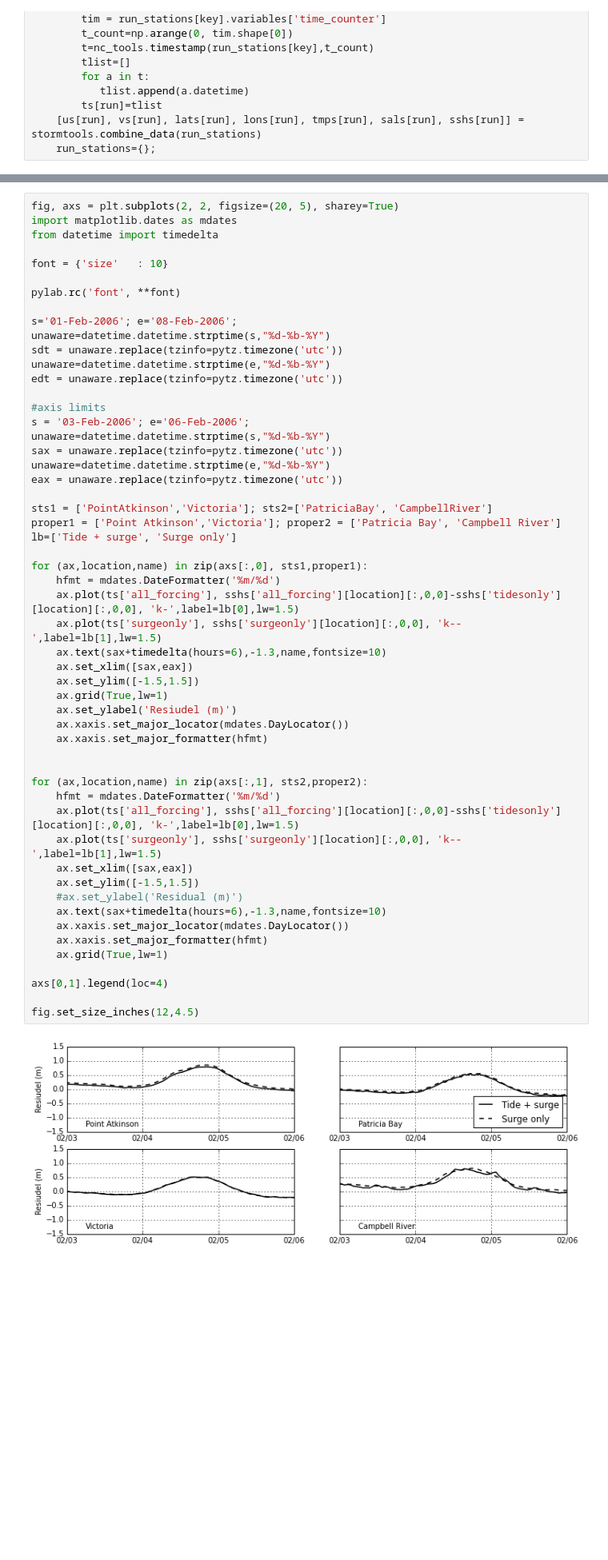
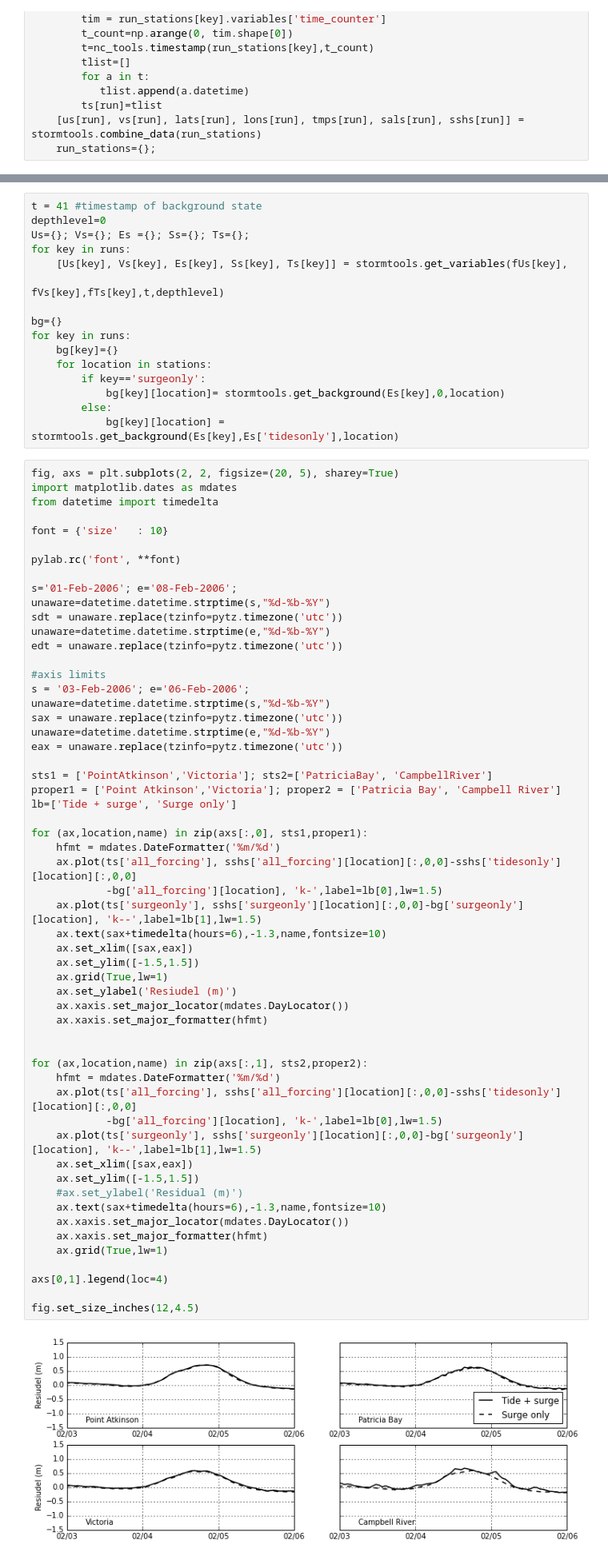
Before and after one commit to SalishSeaCast/storm-surge, a Jupyter notebook: FigureScripts/Feb 2006 surge-tide.ipynb, the cells around one changed output, grey strips where cells are left out. Shown at 80% size. Drawn from its saved outputs; the diff is of its cells as text; blank space fills up the shorter version.

Commit message:
Removed background in tide-surge interaction plots. Background from t=41

```diff
--- a/FigureScripts/Feb 2006 surge-tide.ipynb
+++ b/FigureScripts/Feb 2006 surge-tide.ipynb
@@ -59,3 +61,19 @@ for run in runs:
+# %%
+t = 41 #timestamp of background state
+depthlevel=0
+Us={}; Vs={}; Es ={}; Ss={}; Ts={};
+for key in runs:
+    [Us[key], Vs[key], Es[key], Ss[key], Ts[key]] = stormtools.get_variables(fUs[key],
+                                                                                 fVs[key],fTs[key],t,depthlevel)
+
+bg={}
+for key in runs:
+    bg[key]={}
+    for location in stations:
+        if key=='surgeonly':
+            bg[key][location]= stormtools.get_background(Es[key],0,location)
+        else:
+            bg[key][location] = stormtools.get_background(Es[key],Es['tidesonly'],location)
 # %%
 fig, axs = plt.subplots(2, 2, figsize=(20, 5), sharey=True)
 import matplotlib.dates as mdates
@@ -80,36 +98,38 @@ eax = unaware.replace(tzinfo=pytz.timezone('utc'))
 
 sts1 = ['PointAtkinson','Victoria']; sts2=['PatriciaBay', 'CampbellRiver']
 proper1 = ['Point Atkinson','Victoria']; proper2 = ['Patricia Bay', 'Campbell River']
 lb=['Tide + surge', 'Surge only']
 
 for (ax,location,name) in zip(axs[:,0], sts1,proper1):
     hfmt = mdates.DateFormatter('%m/%d')
-    ax.plot(ts['all_forcing'], sshs['all_forcing'][location][:,0,0]-sshs['tidesonly'][location][:,0,0], 'k-',label=lb[0],lw=1.5)
-    ax.plot(ts['surgeonly'], sshs['surgeonly'][location][:,0,0], 'k--',label=lb[1],lw=1.5)
+    ax.plot(ts['all_forcing'], sshs['all_forcing'][location][:,0,0]-sshs['tidesonly'][location][:,0,0]
+            -bg['all_forcing'][location], 'k-',label=lb[0],lw=1.5)
+    ax.plot(ts['surgeonly'], sshs['surgeonly'][location][:,0,0]-bg['surgeonly'][location], 'k--',label=lb[1],lw=1.5)
     ax.text(sax+timedelta(hours=6),-1.3,name,fontsize=10)
     ax.set_xlim([sax,eax])
     ax.set_ylim([-1.5,1.5])
     ax.grid(True,lw=1)
     ax.set_ylabel('Resiudel (m)')
     ax.xaxis.set_major_locator(mdates.DayLocator())
     ax.xaxis.set_major_formatter(hfmt)
 
 
 for (ax,location,name) in zip(axs[:,1], sts2,proper2):
     hfmt = mdates.DateFormatter('%m/%d')
-    ax.plot(ts['all_forcing'], sshs['all_forcing'][location][:,0,0]-sshs['tidesonly'][location][:,0,0], 'k-',label=lb[0],lw=1.5)
-    ax.plot(ts['surgeonly'], sshs['surgeonly'][location][:,0,0], 'k--',label=lb[1],lw=1.5)
+    ax.plot(ts['all_forcing'], sshs['all_forcing'][location][:,0,0]-sshs['tidesonly'][location][:,0,0]
+            -bg['all_forcing'][location], 'k-',label=lb[0],lw=1.5)
+    ax.plot(ts['surgeonly'], sshs['surgeonly'][location][:,0,0]-bg['surgeonly'][location], 'k--',label=lb[1],lw=1.5)
     ax.set_xlim([sax,eax])
     ax.set_ylim([-1.5,1.5])
     #ax.set_ylabel('Residual (m)')
     ax.text(sax+timedelta(hours=6),-1.3,name,fontsize=10)
     ax.xaxis.set_major_locator(mdates.DayLocator())
     ax.xaxis.set_major_formatter(hfmt)
     ax.grid(True,lw=1)
 
 axs[0,1].legend(loc=4)
 
 fig.set_size_inches(12,4.5)
 # %% [output]
-[figure, old version]
+[figure, new version]
 # %%
```
Also changed, not shown: parts of 5 cells of this notebook, 3 other files.
